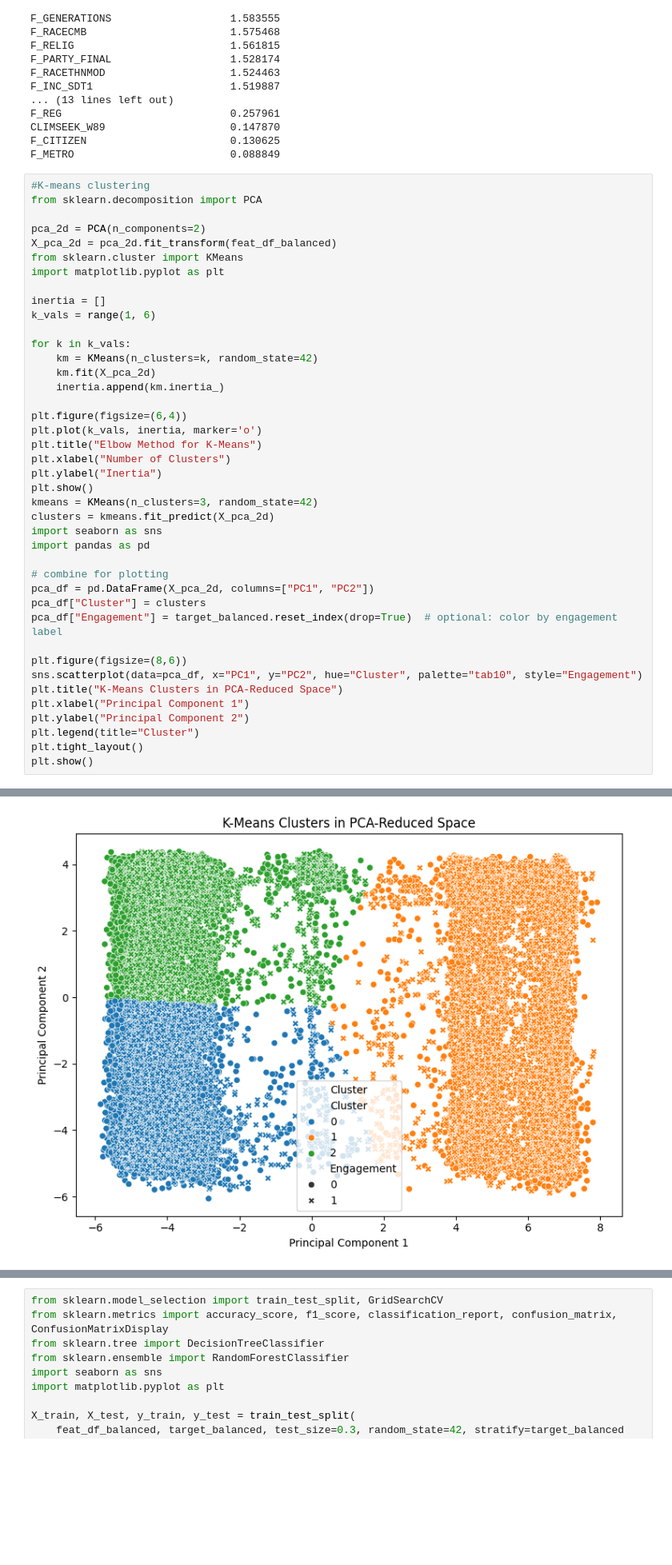
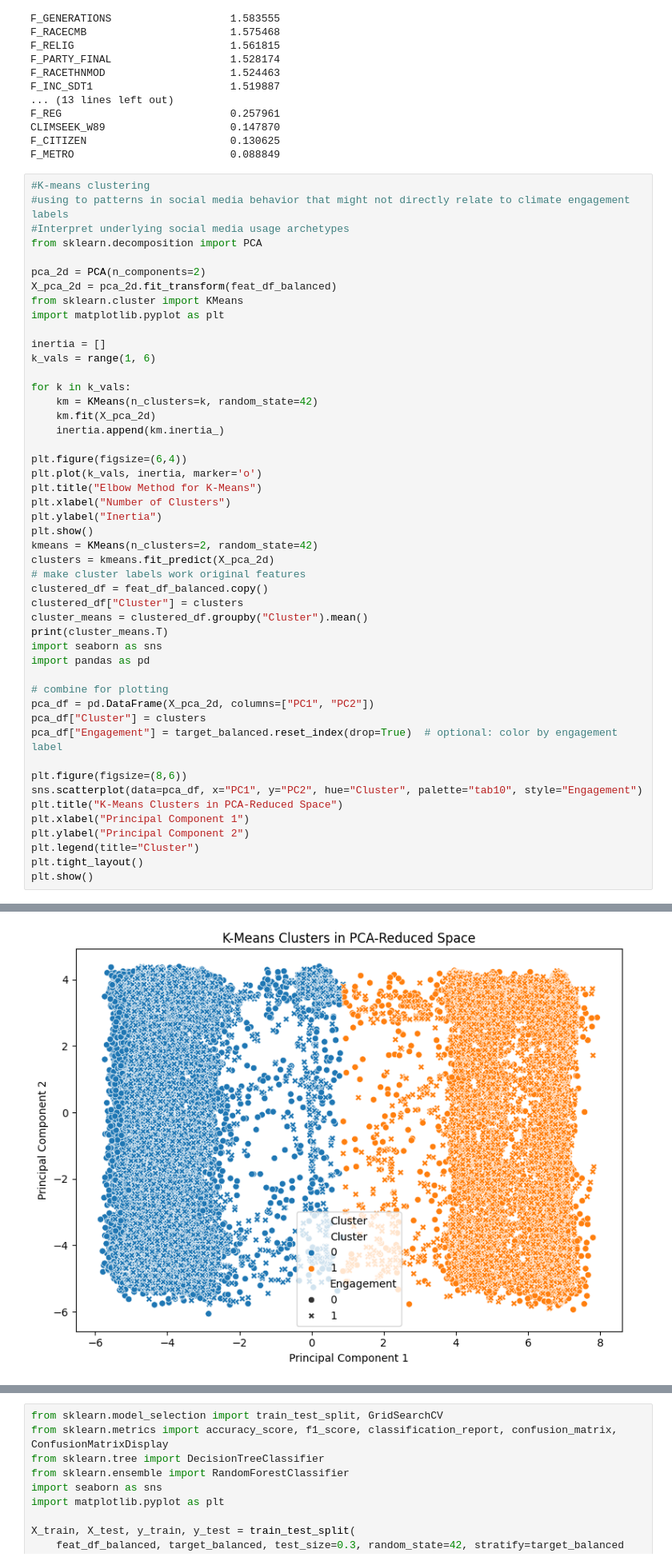
Before and after one commit to jocelynjiang1/ds3001-env-sm, a Jupyter notebook: final-project-src/eda.ipynb, the cells around one changed output, grey strips where cells are left out. Shown at 80% size. Saved outputs shown, nothing was run; the diff lists cells and outputs as text; blank space fills up the shorter version.

Commit message:
did some analysis on the clusters

```diff
--- a/final-project-src/eda.ipynb
+++ b/final-project-src/eda.ipynb
@@ -142,6 +142,8 @@ F_CITIZEN                       0.130625
 F_METRO                         0.088849
 # %%
 #K-means clustering
+#using to patterns in social media behavior that might not directly relate to climate engagement labels
+#Interpret underlying social media usage archetypes
 from sklearn.decomposition import PCA
 
 pca_2d = PCA(n_components=2)
@@ -163,8 +165,13 @@ plt.title("Elbow Method for K-Means")
 plt.xlabel("Number of Clusters")
 plt.ylabel("Inertia")
 plt.show()
-kmeans = KMeans(n_clusters=3, random_state=42)
+kmeans = KMeans(n_clusters=2, random_state=42)
 clusters = kmeans.fit_predict(X_pca_2d)
+# make cluster labels work original features
+clustered_df = feat_df_balanced.copy()
+clustered_df["Cluster"] = clusters
+cluster_means = clustered_df.groupby("Cluster").mean()
+print(cluster_means.T)
 import seaborn as sns
 import pandas as pd
 
@@ -186 +210 @@ plt.show()
-[figure, old version]
+[figure, new version]
```
Also changed, not shown: parts of 2 cells of this notebook.
